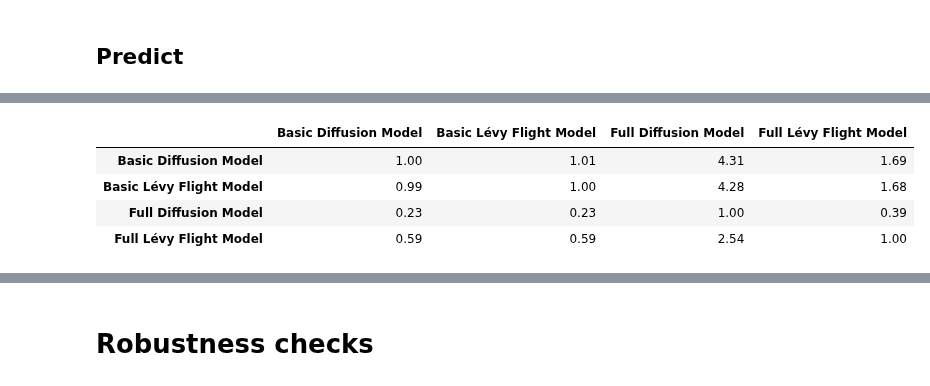
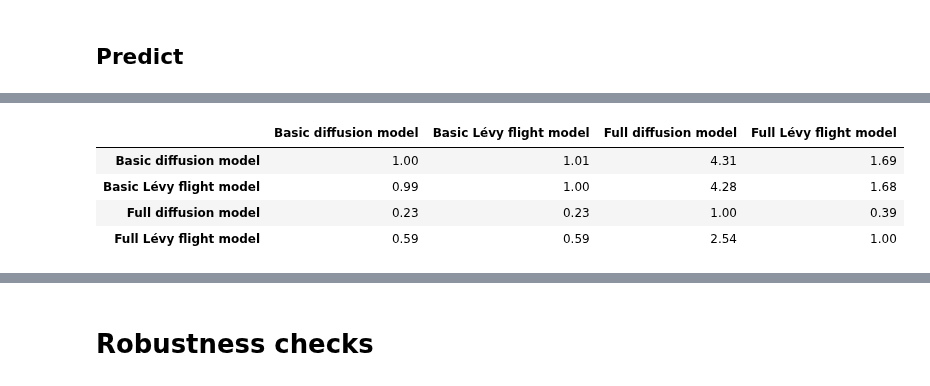
Before and after one commit to elseml/DeepHierarchicalModelComparison, a Jupyter notebook: notebooks/03_levy_flight_application/05_apply_networks.ipynb, the cells around one changed output, grey strips where cells are left out. Saved outputs shown, nothing was run; the diff lists cells and outputs as text; code cells hidden in the pictures.

Commit message:
update plots with less verbose labels

```diff
--- a/notebooks/03_levy_flight_application/05_apply_networks.ipynb
+++ b/notebooks/03_levy_flight_application/05_apply_networks.ipynb
@@ -27,8 +35,8 @@ from bayesflow.losses import log_loss
 # Load data from folders
 
 parent_folder = os.path.dirname(os.path.dirname(os.getcwd()))
-color_folder = os.path.join(parent_folder, 'data\\Levy_flight_application\\data_rts\\color')
-lexical_folder = os.path.join(parent_folder, 'data\\Levy_flight_application\\data_rts\\lexical')
+color_folder = os.path.join(parent_folder, 'data\\03_levy_flight_application\\data_rts\\color')
+lexical_folder = os.path.join(parent_folder, 'data\\03_levy_flight_application\\data_rts\\lexical')
 
 color_data = load_empirical_rt_data(color_folder)
 lexical_data = load_empirical_rt_data(lexical_folder)
@@ -73 +78,11 @@ preds
+# %%
+labels_verbose = ['Basic diffusion model',
+          'Basic Lévy flight model',
+           'Full diffusion model',
+           'Full Lévy flight model']
+
+labels = ['$\mathcal{M}_1$',
+          '$\mathcal{M}_2$',
+          '$\mathcal{M}_3$',
+          '$\mathcal{M}_4$']
 # %%
@@ -77,16 +94,19 @@ pd.DataFrame(preds['m_probs'], index=['Posterior model probability'], columns=la
 | Posterior model probability | 0.124812 | 0.125818 | 0.537879 | 0.211491 |
 # %%
+# Get Bayes Factors
+
 bfs = []
 
 for model in range(4):
     for model_prob in preds['m_probs']:
         model_bfs = model_prob/preds['m_probs'][0][model]
         bfs.append(model_bfs.round(2))
 
-pd.DataFrame(bfs, index=labels, columns=labels)
+bf_table = pd.DataFrame(bfs, index=labels_verbose, columns=labels_verbose)
+bf_table
 # %% [output]
-|  | Basic Diffusion Model | Basic Lévy Flight Model | Full Diffusion Model | Full Lévy Flight Model |
-| Basic Diffusion Model | 1.00 | 1.01 | 4.31 | 1.69 |
-| Basic Lévy Flight Model | 0.99 | 1.00 | 4.28 | 1.68 |
-| Full Diffusion Model | 0.23 | 0.23 | 1.00 | 0.39 |
-| Full Lévy Flight Model | 0.59 | 0.59 | 2.54 | 1.00 |
+|  | Basic diffusion model | Basic Lévy flight model | Full diffusion model | Full Lévy flight model |
+| Basic diffusion model | 1.00 | 1.01 | 4.31 | 1.69 |
+| Basic Lévy flight model | 0.99 | 1.00 | 4.28 | 1.68 |
+| Full diffusion model | 0.23 | 0.23 | 1.00 | 0.39 |
+| Full Lévy flight model | 0.59 | 0.59 | 2.54 | 1.00 |
```
Also changed, not shown: parts of 12 cells of this notebook, 2 other files.
